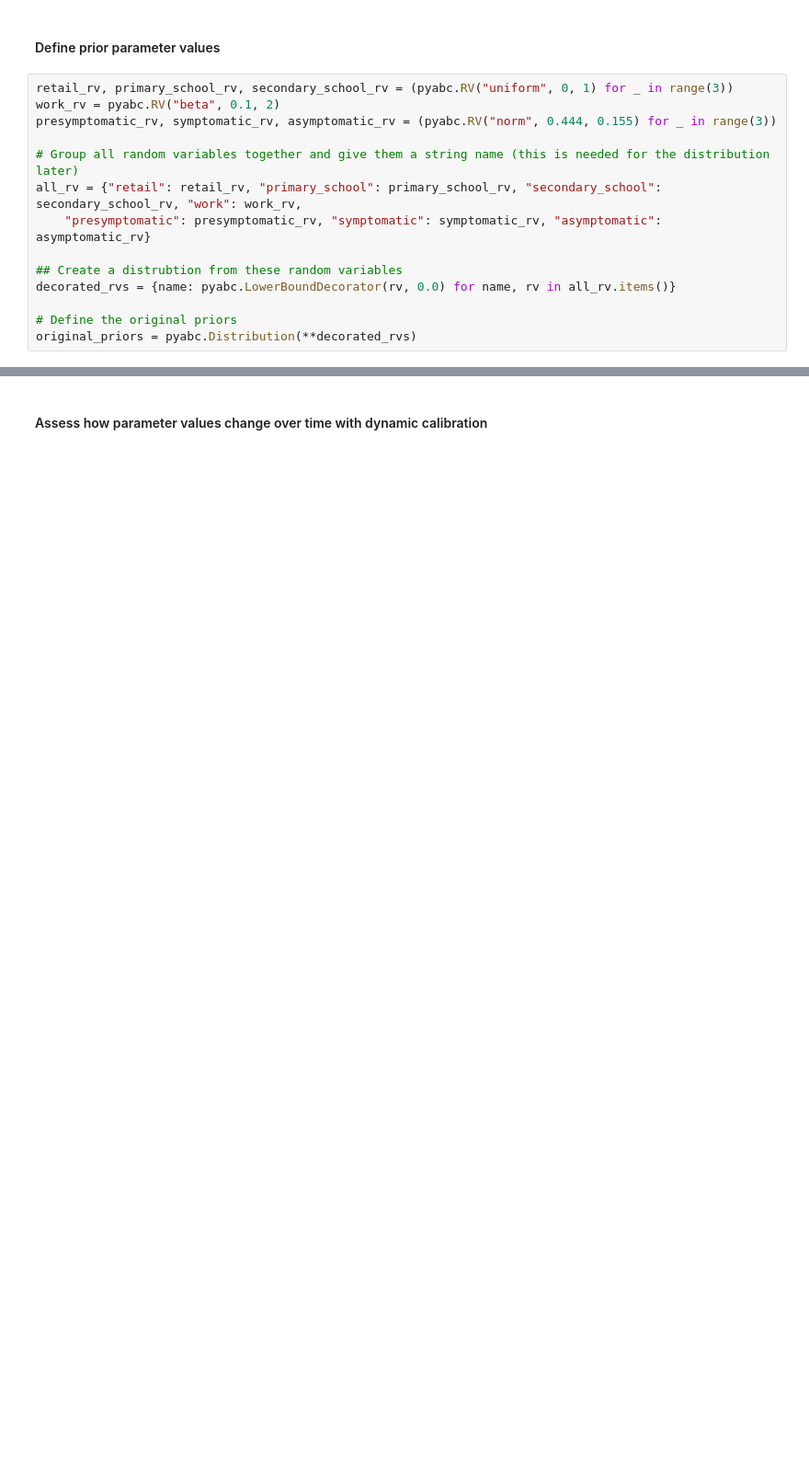
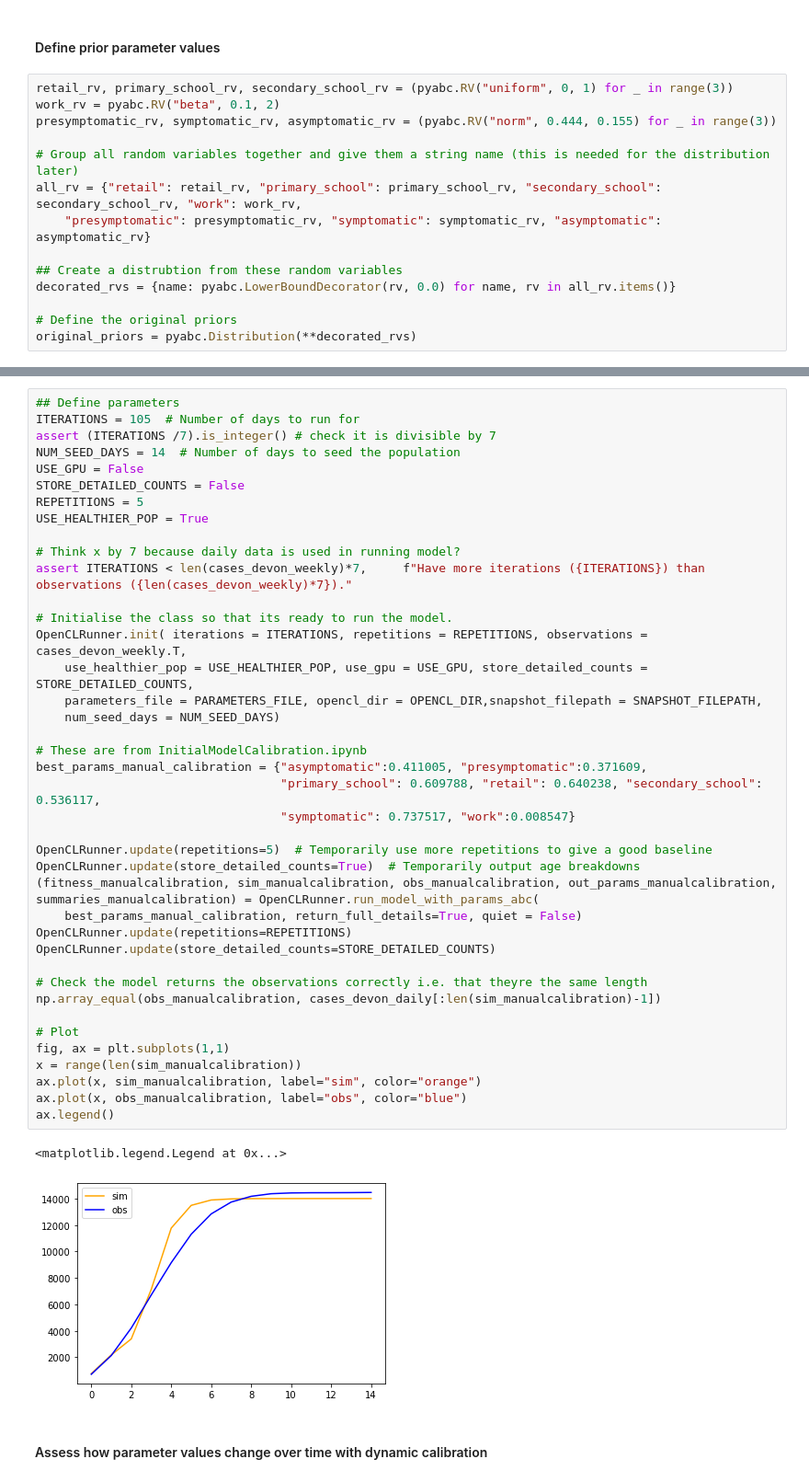
Before and after one commit to Urban-Analytics/RAMP-UA, a Jupyter notebook: experiments/calibration/AnalyseResults2.ipynb, the cells around one changed output, grey strips where cells are left out. Shown at 92% size. Cells and saved outputs as stored; diff of their text form; blank space fills up the shorter version.

```diff
--- a/experiments/calibration/AnalyseResults2.ipynb
+++ b/experiments/calibration/AnalyseResults2.ipynb
@@ -84,3 +76,46 @@ original_priors = pyabc.Distribution(**decorated_rvs)
+# %%
+## Define parameters
+ITERATIONS = 105  # Number of days to run for
+assert (ITERATIONS /7).is_integer() # check it is divisible by 7
+NUM_SEED_DAYS = 14  # Number of days to seed the population
+USE_GPU = False
+STORE_DETAILED_COUNTS = False
+REPETITIONS = 5
+USE_HEALTHIER_POP = True
+
+# Think x by 7 because daily data is used in running model?
+assert ITERATIONS < len(cases_devon_weekly)*7,     f"Have more iterations ({ITERATIONS}) than observations ({len(cases_devon_weekly)*7})."
+
+# Initialise the class so that its ready to run the model.
+OpenCLRunner.init( iterations = ITERATIONS, repetitions = REPETITIONS, observations =  cases_devon_weekly.T,
+    use_healthier_pop = USE_HEALTHIER_POP, use_gpu = USE_GPU, store_detailed_counts = STORE_DETAILED_COUNTS,
+    parameters_file = PARAMETERS_FILE, opencl_dir = OPENCL_DIR,snapshot_filepath = SNAPSHOT_FILEPATH,
+    num_seed_days = NUM_SEED_DAYS)
+
+# These are from InitialModelCalibration.ipynb
+best_params_manual_calibration = {"asymptomatic":0.411005, "presymptomatic":0.371609,
+                                  "primary_school": 0.609788, "retail": 0.640238, "secondary_school": 0.536117,
+                                  "symptomatic": 0.737517, "work":0.008547}
+
+OpenCLRunner.update(repetitions=5)  # Temporarily use more repetitions to give a good baseline
+OpenCLRunner.update(store_detailed_counts=True)  # Temporarily output age breakdowns
+(fitness_manualcalibration, sim_manualcalibration, obs_manualcalibration, out_params_manualcalibration, summaries_manualcalibration) = OpenCLRunner.run_model_with_params_abc(
+    best_params_manual_calibration, return_full_details=True, quiet = False)
+OpenCLRunner.update(repetitions=REPETITIONS)
+OpenCLRunner.update(store_detailed_counts=STORE_DETAILED_COUNTS)
+
+# Check the model returns the observations correctly i.e. that theyre the same length
+np.array_equal(obs_manualcalibration, cases_devon_daily[:len(sim_manualcalibration)-1])
+
+# Plot
+fig, ax = plt.subplots(1,1)
+x = range(len(sim_manualcalibration))
+ax.plot(x, sim_manualcalibration, label="sim", color="orange")
+ax.plot(x, obs_manualcalibration, label="obs", color="blue")
+ax.legend()
+# %% [output]
+<matplotlib.legend.Legend at 0x...>
+[figure, added]
 # %% [markdown]
 #### Assess how parameter values change over time with dynamic calibration
 # %%
```
Also changed, not shown: parts of 15 cells of this notebook.
